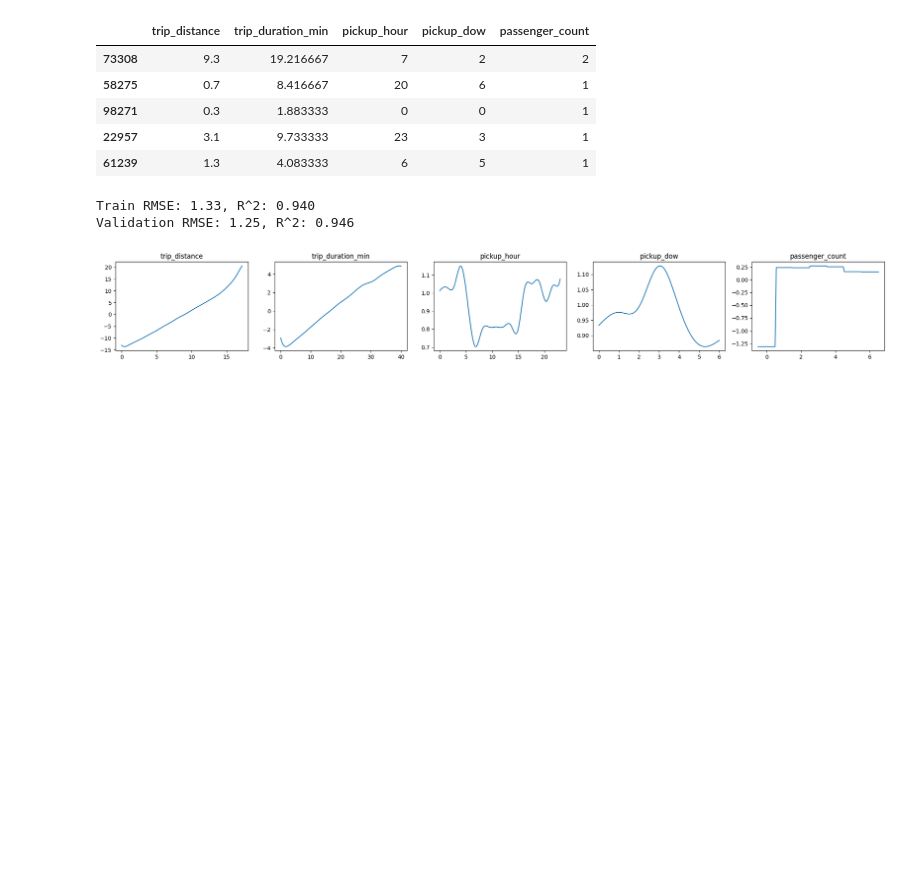
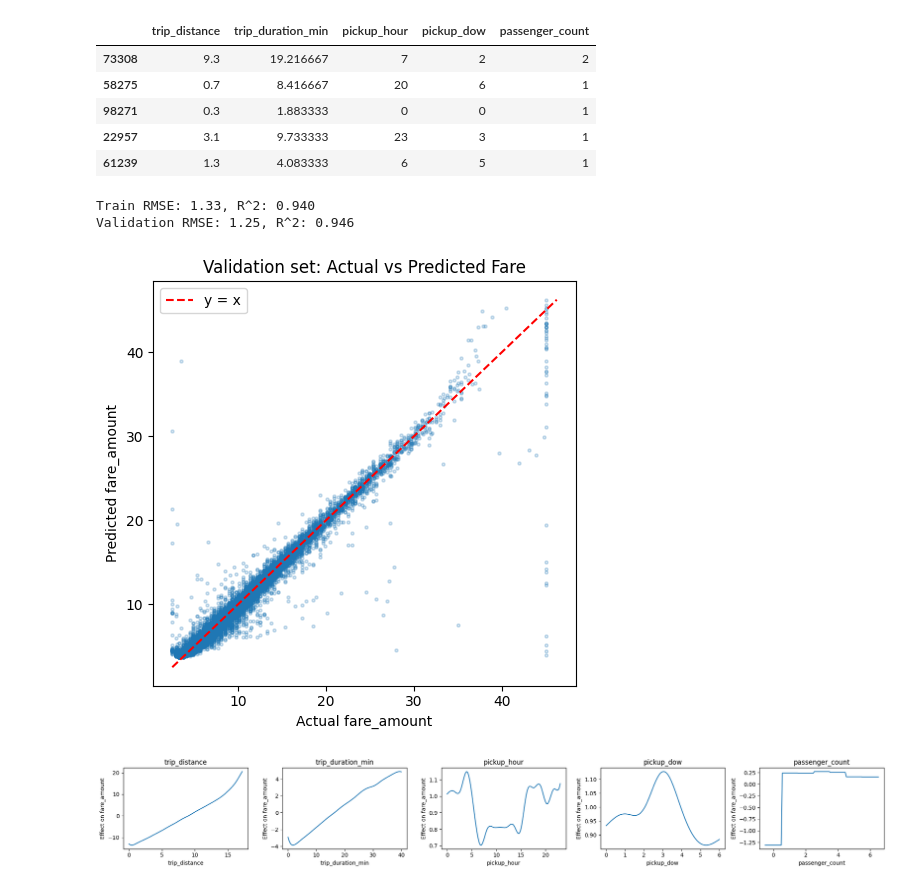
Before and after one commit to TangyKiwi/DSC-291-AWS, a Jupyter notebook: gam/MAIN.ipynb, the cells around one changed output. Drawn from its saved outputs; the diff is of its cells as text; code cells hidden in the pictures; blank space fills up the shorter version.

Commit message:
gam charts

```diff
--- a/gam/MAIN.ipynb
+++ b/gam/MAIN.ipynb
@@ -417,32 +417,47 @@ y_pred_train = gam.predict(X_train)
 y_pred_val = gam.predict(X_val)
 
 mse_train = mean_squared_error(y_train, y_pred_train)
 mse_val = mean_squared_error(y_val, y_pred_val)
 rmse_train = np.sqrt(mse_train)
 rmse_val = np.sqrt(mse_val)
 r2_train = r2_score(y_train, y_pred_train)
 r2_val = r2_score(y_val, y_pred_val)
 
 print(f"Train RMSE: {rmse_train:.2f}, R^2: {r2_train:.3f}")
 print(f"Validation RMSE: {rmse_val:.2f}, R^2: {r2_val:.3f}")
 
-# Optional: look at partial dependence plots for each smooth term
+# Scatter plot: actual vs predicted fare on validation set with y=x reference line
 import matplotlib.pyplot as plt
 
+plt.figure(figsize=(5, 5))
+plt.scatter(y_val, y_pred_val, alpha=0.2, s=5)
+lims = [min(y_val.min(), y_pred_val.min()), max(y_val.max(), y_pred_val.max())]
+plt.plot(lims, lims, "r--", label="y = x")
+plt.xlabel("Actual fare_amount")
+plt.ylabel("Predicted fare_amount")
+plt.title("Validation set: Actual vs Predicted Fare")
+plt.legend()
+plt.tight_layout()
+plt.show()
+
+# Optional: look at partial dependence plots for each smooth term
 fig, axs = plt.subplots(1, len(feature_cols), figsize=(4 * len(feature_cols), 3))
 
 # Make axs iterable even when there's only one feature
 if len(feature_cols) == 1:
     axs = [axs]
 
 for i, ax in enumerate(axs):
     XX = gam.generate_X_grid(term=i)
     ax.plot(XX[:, i], gam.partial_dependence(term=i, X=XX))
     ax.set_title(feature_cols[i])
+    ax.set_xlabel(feature_cols[i])
+    ax.set_ylabel("Effect on fare_amount")
 
 plt.tight_layout()
 plt.show()
 # %% [output]
 Train RMSE: 1.33, R^2: 0.940
 Validation RMSE: 1.25, R^2: 0.946
-[figure, old version]
+[figure, new version]
+[figure, added]
```
Also changed, not shown: parts of 1 cell of this notebook.
